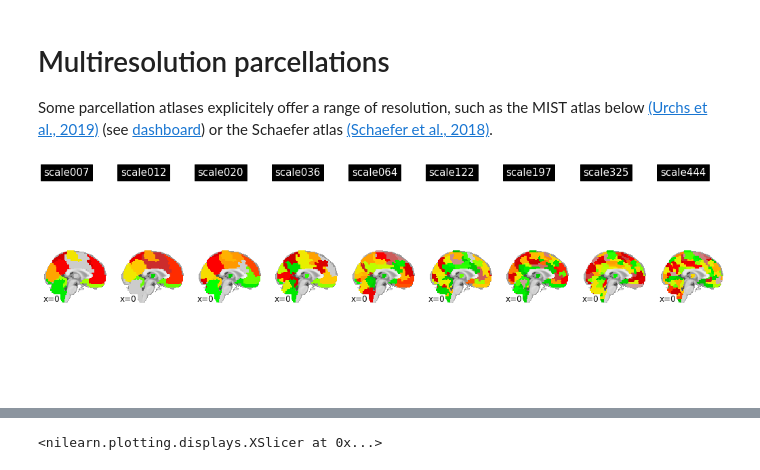
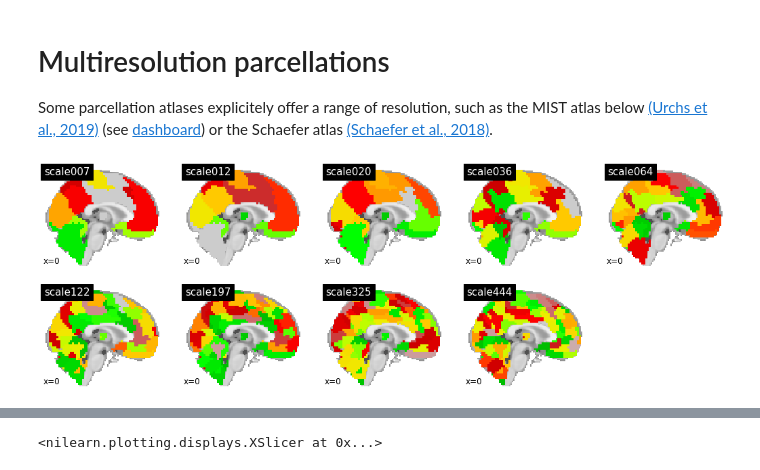
Before and after one commit to pbellec/functional_parcellation, a Jupyter notebook: functional_parcellation_intro.ipynb, the cells around one changed output, grey strips where cells are left out. Drawn from its saved outputs; the diff is of its cells as text; code cells hidden in the pictures.

```diff
--- a/functional_parcellation_intro.ipynb
+++ b/functional_parcellation_intro.ipynb
@@ -308,11 +310,11 @@ Some parcellation atlases explicitely offer a range of resolution, such as the M
 # %%
 plt.figure(figsize=(18, 6))
 for i, scale in enumerate(basc):
     if not scale == 'description':
         plotting.plot_stat_map(basc[scale], display_mode="x", title=scale, cut_coords=(0, ),
-                               colorbar=False, cmap="nipy_spectral", axes=plt.subplot(1, 9, i + 1))
+                               colorbar=False, cmap="nipy_spectral", axes=plt.subplot(2, 5, i + 1))
 # %% [output]
-[figure, old version]
+[figure, new version]
 # %% [markdown]
 <h1><center>Cluster homogeneity (compression quality)</center></h1>
 <par>
```
Also changed, not shown: parts of 12 cells of this notebook, 5 other files.
